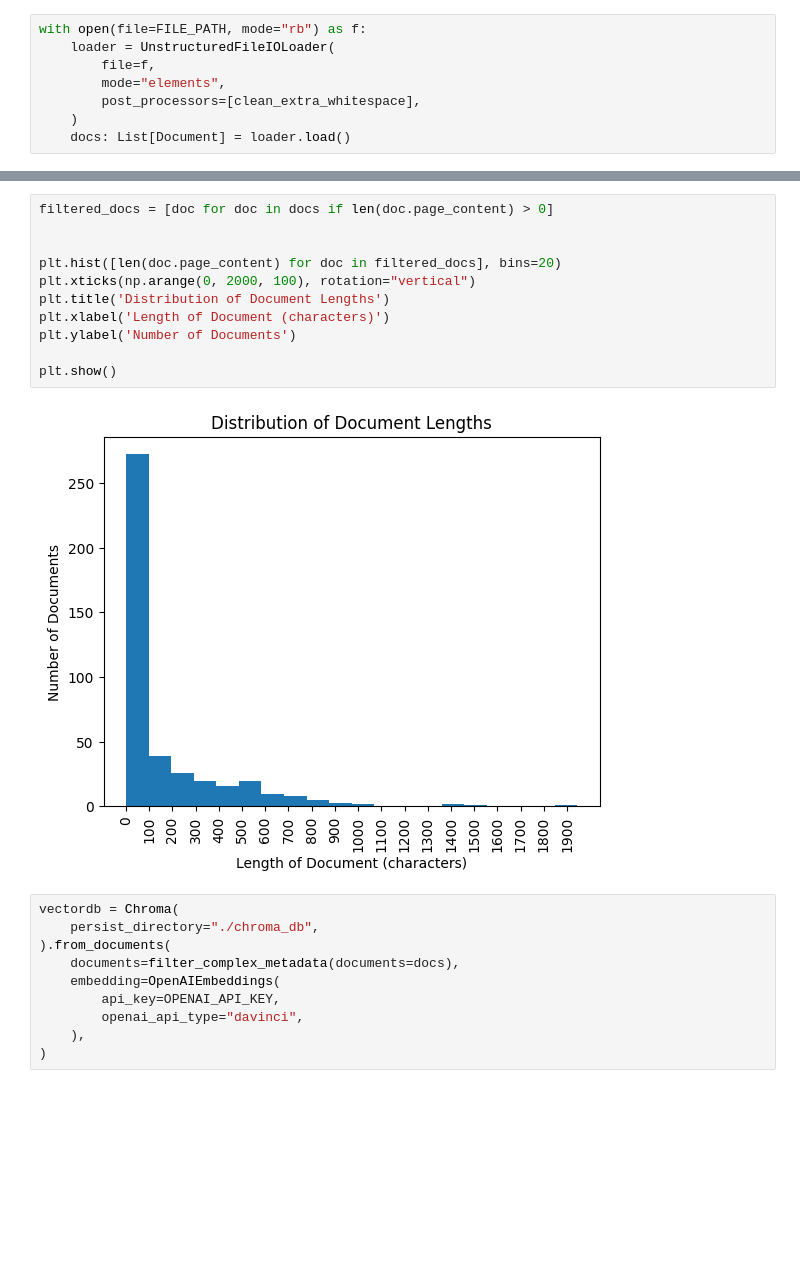
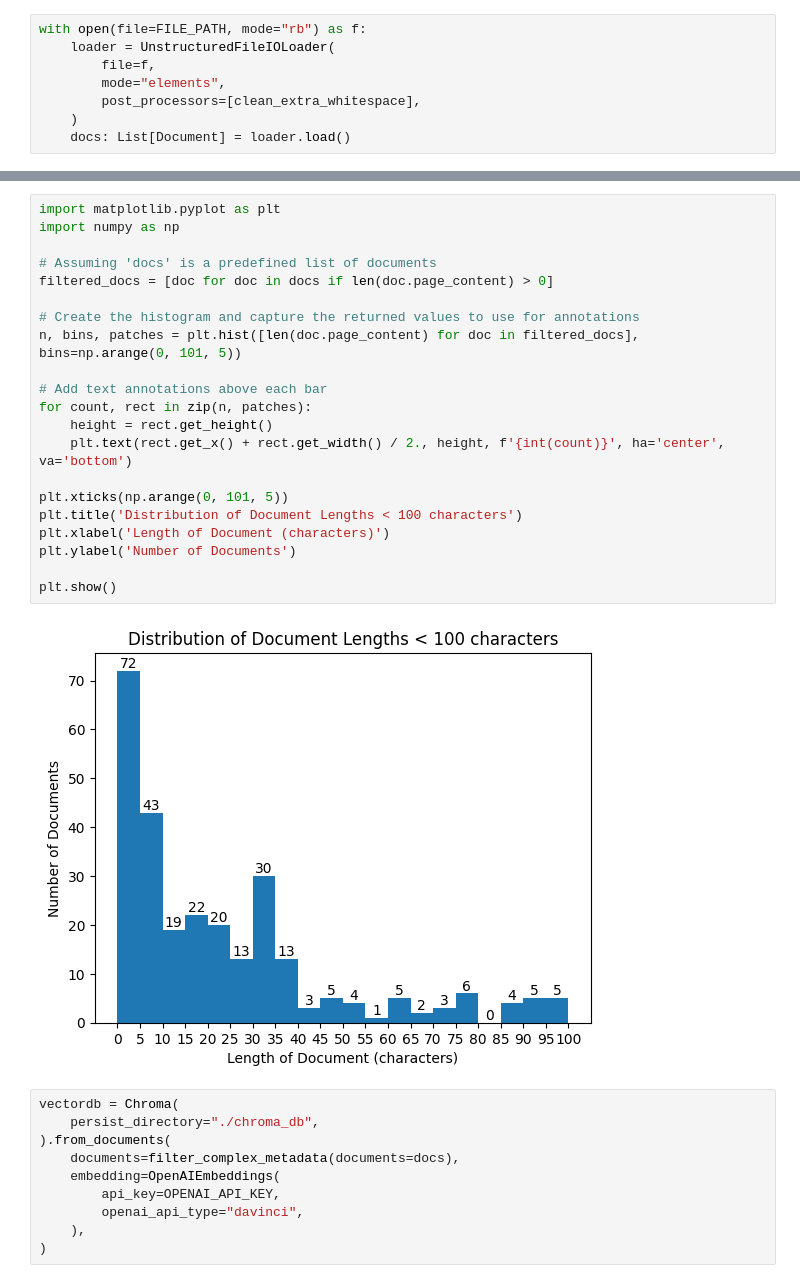
Before and after one commit to DarkHawk727/YARA, a Jupyter notebook: RAG-implementation.ipynb, the cells around one changed output, grey strips where cells are left out. Saved outputs shown, nothing was run; the diff lists cells and outputs as text; blank space fills up the shorter version.

```diff
--- a/RAG-implementation.ipynb
+++ b/RAG-implementation.ipynb
@@ -67,16 +163,26 @@ plt.show()
 # %%
+import matplotlib.pyplot as plt
+import numpy as np
+
+# Assuming 'docs' is a predefined list of documents
 filtered_docs = [doc for doc in docs if len(doc.page_content) > 0]
 
+# Create the histogram and capture the returned values to use for annotations
+n, bins, patches = plt.hist([len(doc.page_content) for doc in filtered_docs], bins=np.arange(0, 101, 5))
 
-plt.hist([len(doc.page_content) for doc in filtered_docs], bins=20)
-plt.xticks(np.arange(0, 2000, 100), rotation="vertical")
-plt.title('Distribution of Document Lengths')
+# Add text annotations above each bar
+for count, rect in zip(n, patches):
+    height = rect.get_height()
+    plt.text(rect.get_x() + rect.get_width() / 2., height, f'{int(count)}', ha='center', va='bottom')
+
+plt.xticks(np.arange(0, 101, 5))
+plt.title('Distribution of Document Lengths < 100 characters')
 plt.xlabel('Length of Document (characters)')
 plt.ylabel('Number of Documents')
 
 plt.show()
 # %% [output]
-[figure, old version]
+[figure, new version]
 # %%
 vectordb = Chroma(
     persist_directory="./chroma_db",
```
Also changed, not shown: parts of 4 cells of this notebook, 2 other files.
